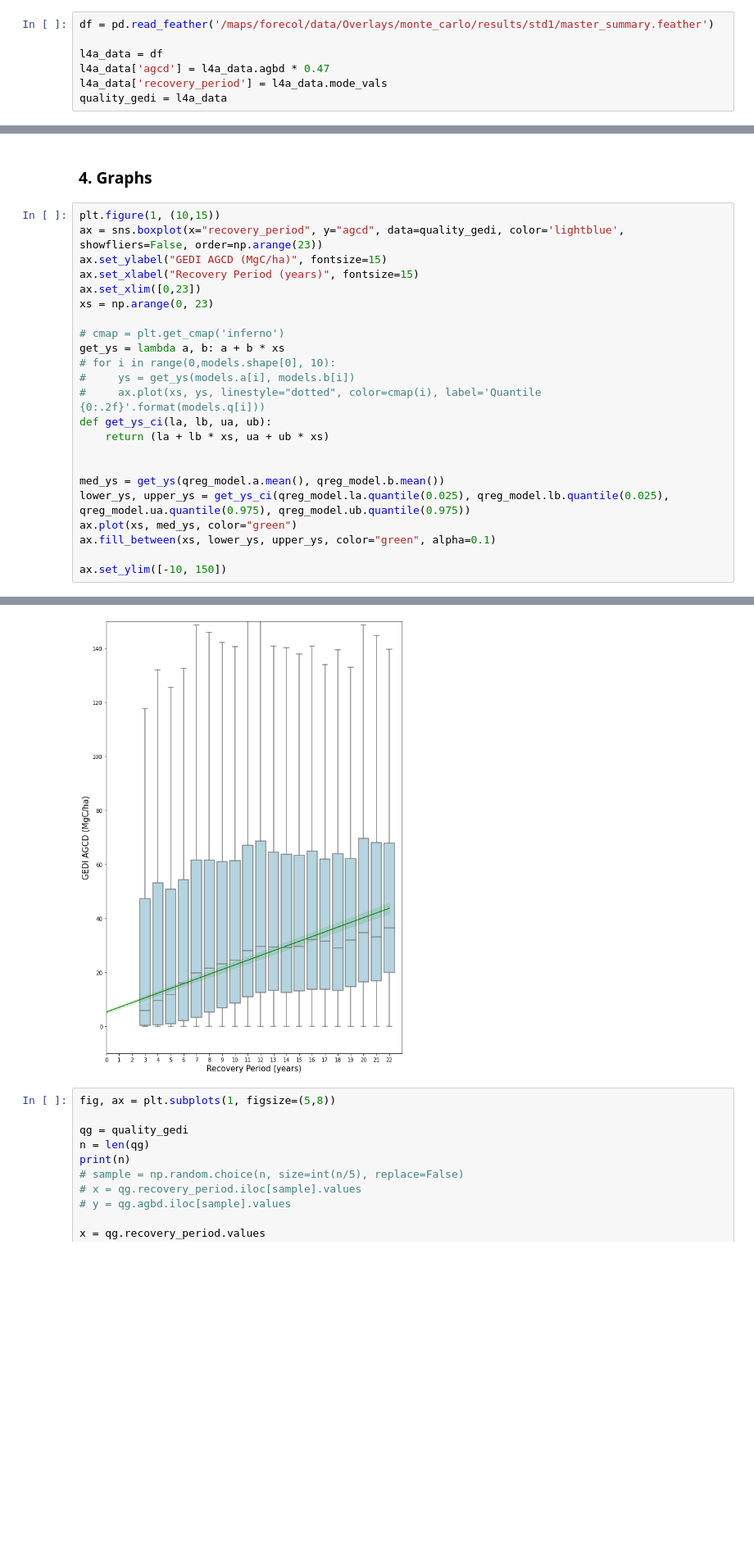
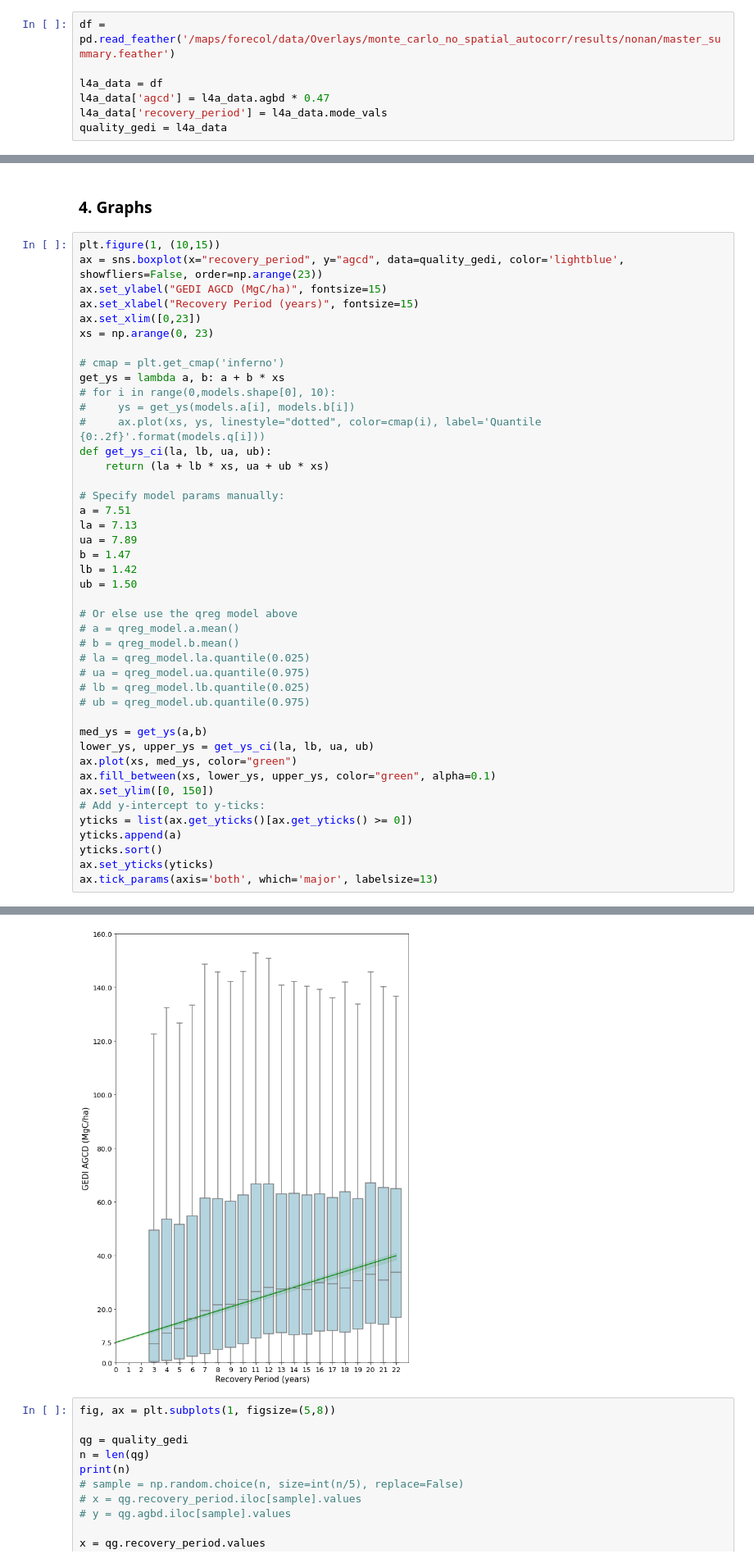
Before and after one commit to ameliaholcomb/biomass-recovery, a Jupyter notebook: notebooks/exploratory/26-ah2174-gedi-recovery-analysis.ipynb, the cells around one changed output, grey strips where cells are left out. Shown at 82% size. Cells and saved outputs as stored; diff of their text form; blank space fills up the shorter version.

```diff
--- a/notebooks/exploratory/26-ah2174-gedi-recovery-analysis.ipynb
+++ b/notebooks/exploratory/26-ah2174-gedi-recovery-analysis.ipynb
@@ -23,7 +26,7 @@ import hvplot.pandas        # Necessary for calling .hvplot on a geodatafame
 # %% [markdown]
 ### 1. Read in data
 # %%
-df = pd.read_feather('/maps/forecol/data/Overlays/monte_carlo/results/std1/master_summary.feather')
+df = pd.read_feather('/maps/forecol/data/Overlays/monte_carlo_no_spatial_autocorr/results/nonan/master_summary.feather')
 
 l4a_data = df
 l4a_data['agcd'] = l4a_data.agbd * 0.47
@@ -128,11 +287,31 @@ get_ys = lambda a, b: a + b * xs
 def get_ys_ci(la, lb, ua, ub):
     return (la + lb * xs, ua + ub * xs)
 
+# Specify model params manually:
+a = 7.51
+la = 7.13
+ua = 7.89
+b = 1.47
+lb = 1.42
+ub = 1.50
 
-med_ys = get_ys(qreg_model.a.mean(), qreg_model.b.mean())
-lower_ys, upper_ys = get_ys_ci(qreg_model.la.quantile(0.025), qreg_model.lb.quantile(0.025), qreg_model.ua.quantile(0.975), qreg_model.ub.quantile(0.975))
+# Or else use the qreg model above
+# a = qreg_model.a.mean()
+# b = qreg_model.b.mean()
+# la = qreg_model.la.quantile(0.025)
+# ua = qreg_model.ua.quantile(0.975)
+# lb = qreg_model.lb.quantile(0.025)
+# ub = qreg_model.ub.quantile(0.975)
+
+med_ys = get_ys(a,b)
+lower_ys, upper_ys = get_ys_ci(la, lb, ua, ub)
 ax.plot(xs, med_ys, color="green")
 ax.fill_between(xs, lower_ys, upper_ys, color="green", alpha=0.1)
-
-ax.set_ylim([-10, 150])
+ax.set_ylim([0, 150])
+# Add y-intercept to y-ticks:
+yticks = list(ax.get_yticks()[ax.get_yticks() >= 0])
+yticks.append(a)
+yticks.sort()
+ax.set_yticks(yticks)
+ax.tick_params(axis='both', which='major', labelsize=13)
 # %% [output]
@@ -140,4 +318,4 @@ ax.set_ylim([-10, 150])
-[figure, old version]
+[figure, new version]
 # %%
 fig, ax = plt.subplots(1, figsize=(5,8))
 
```
Also changed, not shown: parts of 21 cells of this notebook, 3 other files.
